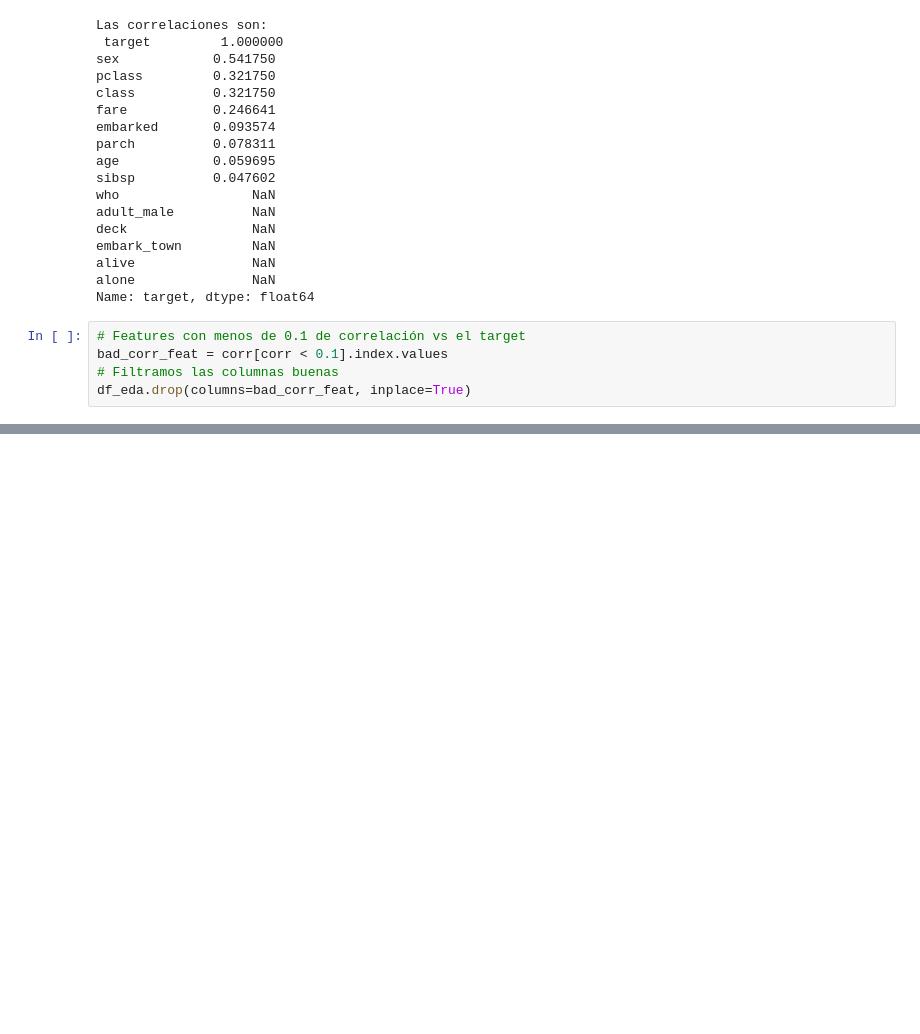
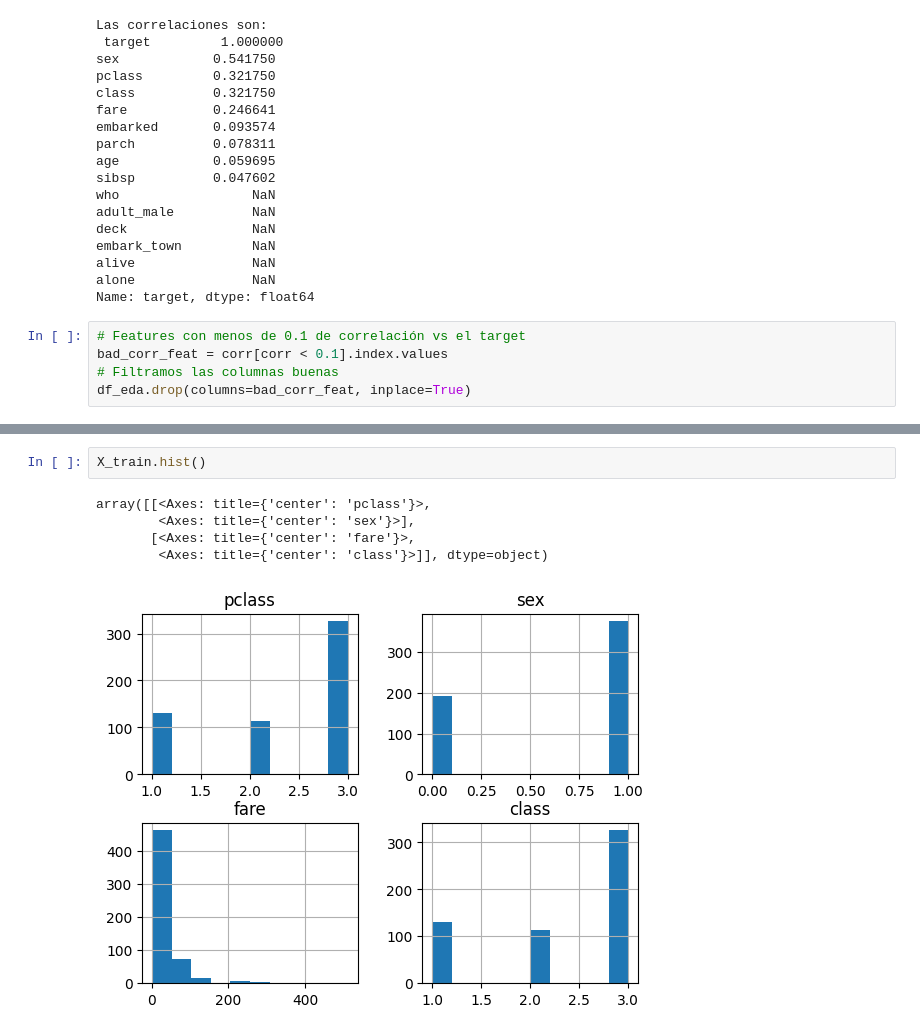
Before and after one commit to rukyflo/ONLINE_DS_THEBRIDGE_RFL, a Jupyter notebook: 04_Machine_Learning/Sprint_12/Unidad_02/Practica_Obligatoria/18_Practica_Obligatoria_Clasificacion_y_Regresion_Logistica.ipynb, the cells around one changed output, grey strips where cells are left out. Cells and saved outputs as stored; diff of their text form; blank space fills up the shorter version.

```diff
--- a/04_Machine_Learning/Sprint_12/Unidad_02/Practica_Obligatoria/18_Practica_Obligatoria_Clasificacion_y_Regresion_Logistica.ipynb
+++ b/04_Machine_Learning/Sprint_12/Unidad_02/Practica_Obligatoria/18_Practica_Obligatoria_Clasificacion_y_Regresion_Logistica.ipynb
@@ -210,0 +219,8 @@ sns.heatmap(np.round(df_eda.corr(), 2),
+# %%
+X_train.hist()
+# %% [output]
+array([[<Axes: title={'center': 'pclass'}>,
+        <Axes: title={'center': 'sex'}>],
+       [<Axes: title={'center': 'fare'}>,
+        <Axes: title={'center': 'class'}>]], dtype=object)
+[figure, added]
```
Also changed, not shown: parts of 11 cells of this notebook.
